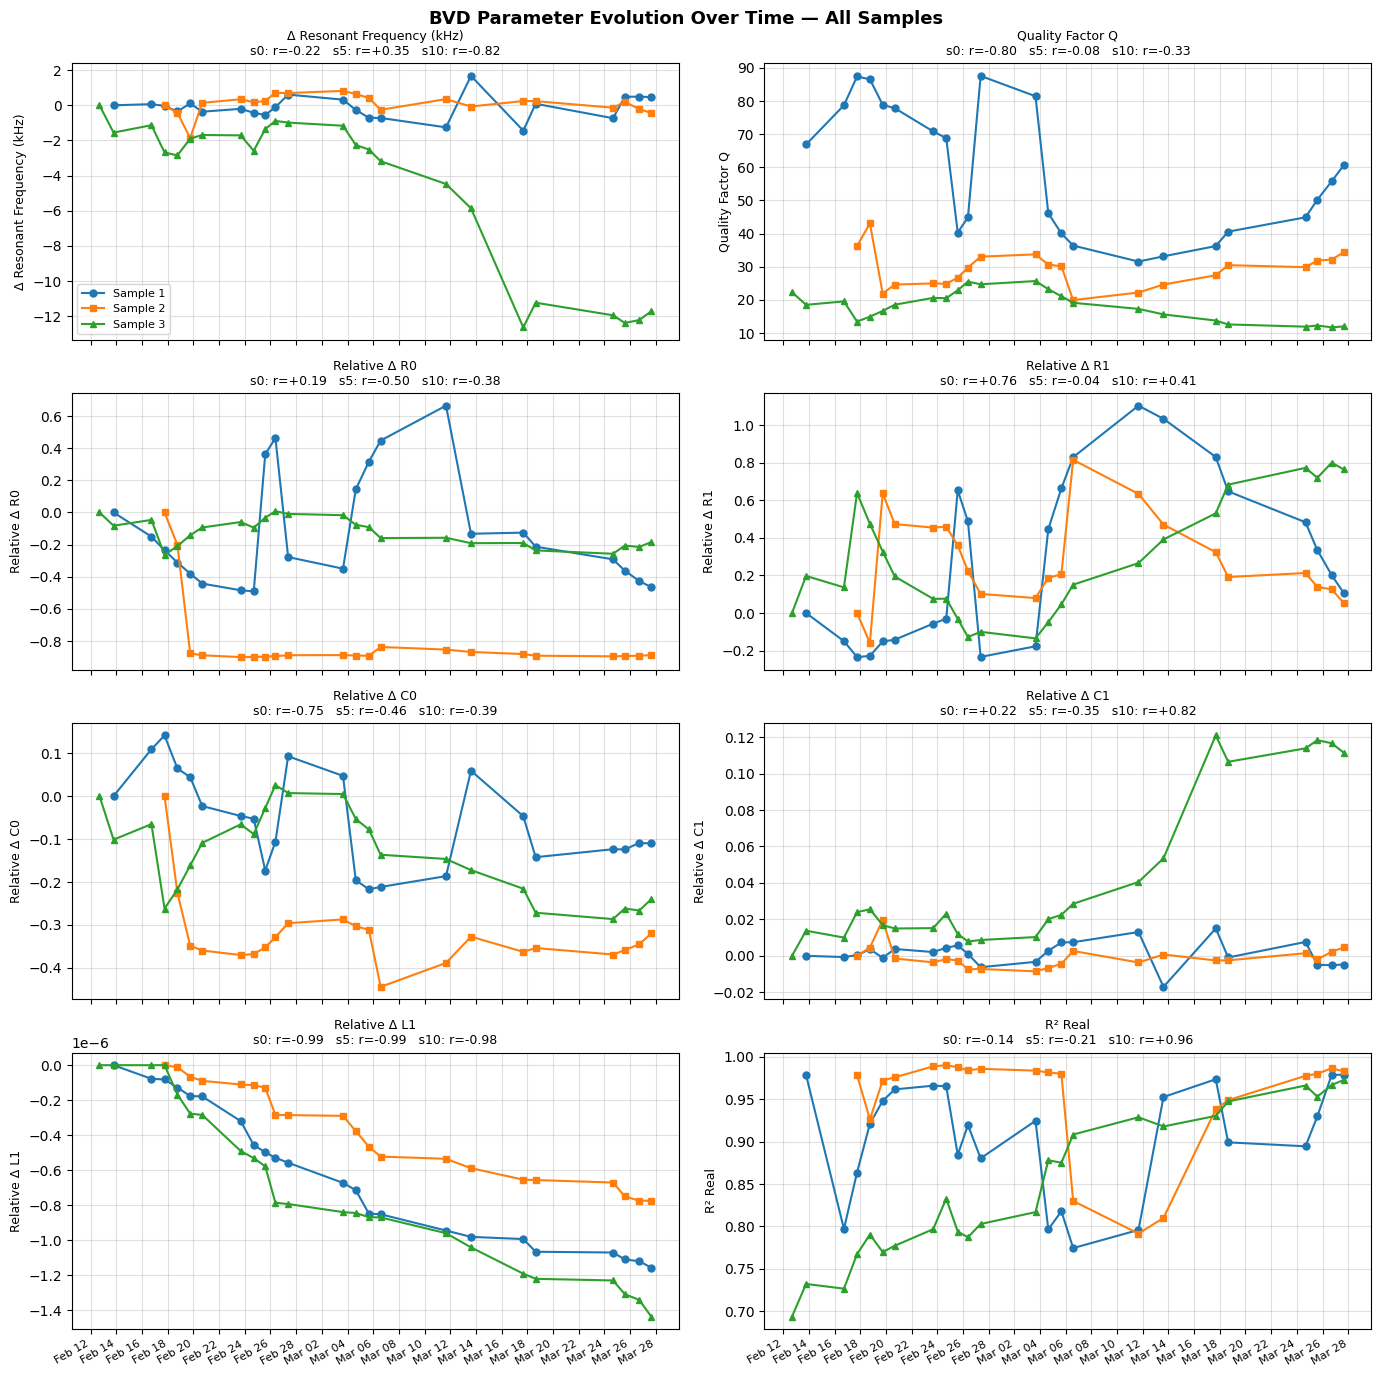
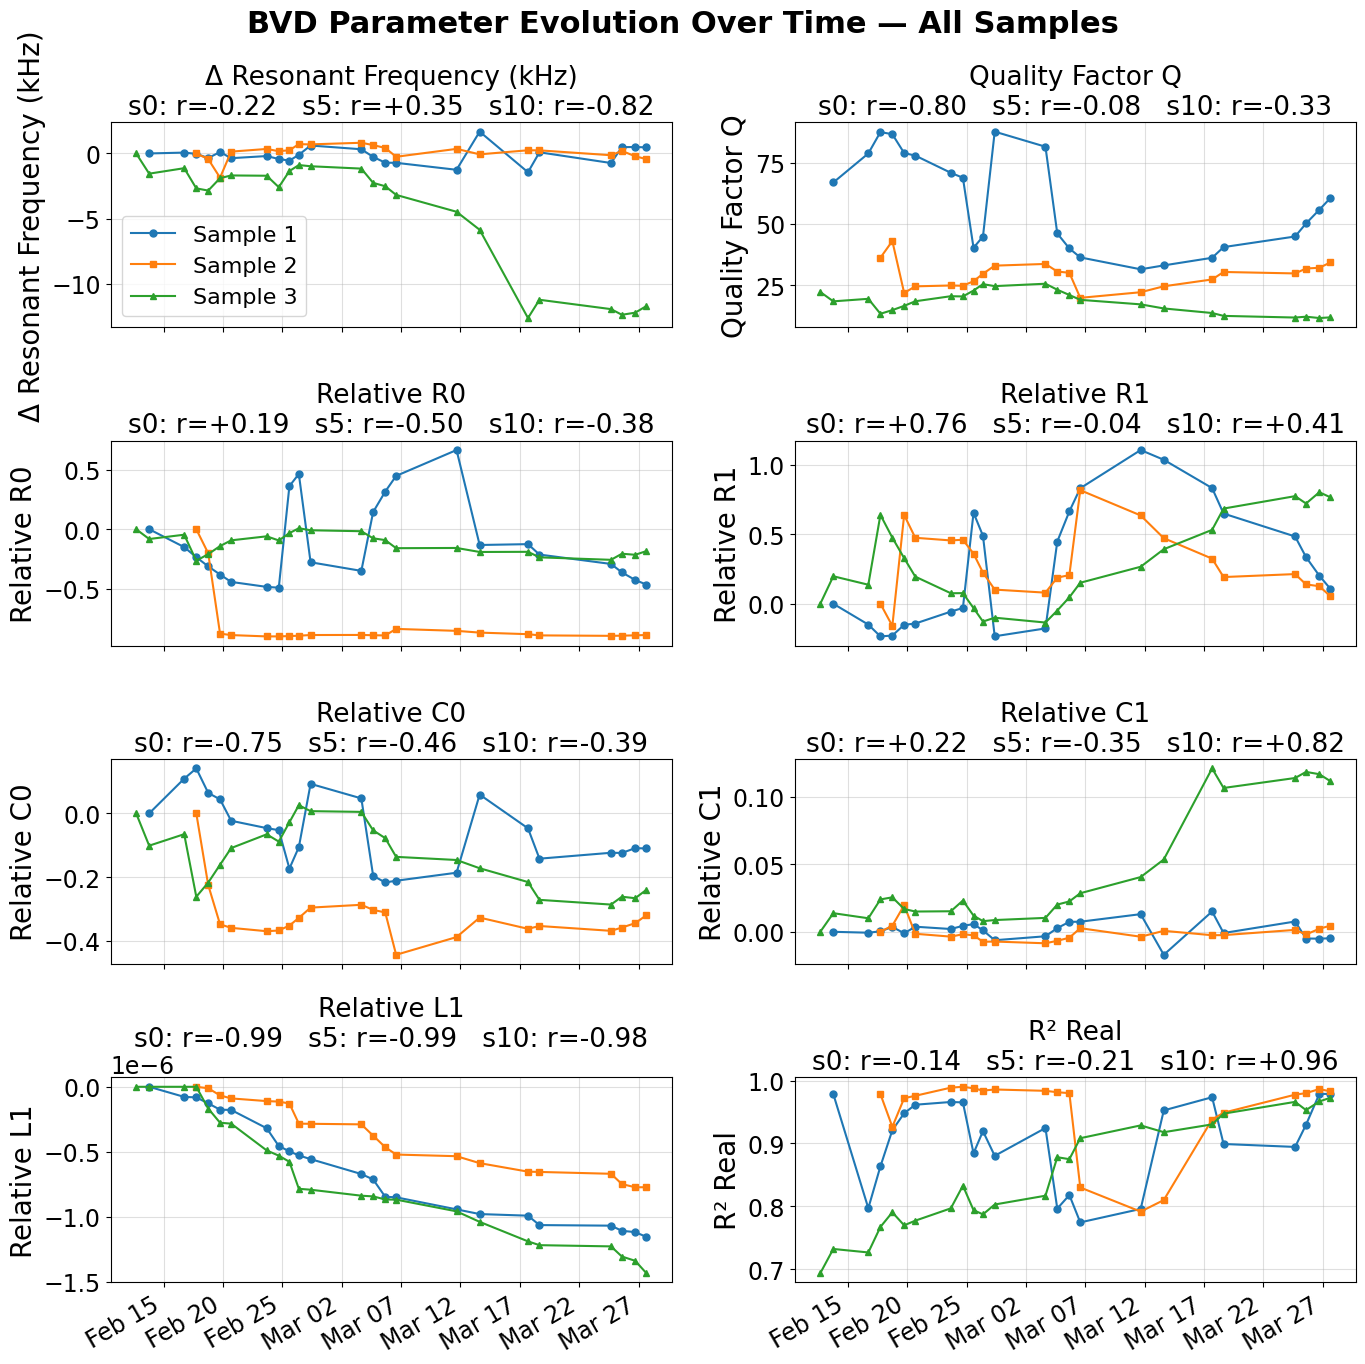
Code edit (unified diff) that turned the first committed figure into the second:
--- before
+++ after
@@ -1,2 +1,16 @@
+import matplotlib.pyplot as plt
+
+font_scale = 4
+
+plt.rcParams.update({
+    'font.size': 14 + font_scale,
+    'axes.labelsize': 16 + font_scale,
+    'axes.titlesize': 15 + font_scale,
+    'xtick.labelsize': 13 + font_scale,
+    'ytick.labelsize': 13 + font_scale,
+    'legend.fontsize': 12 + font_scale,
+    'figure.titlesize': 18 + font_scale,
+})
+
 # Compute delta f_res_khz per sample using results_df
 results_df = results_df.sort_values(['sample', 'timestamp']).copy()
@@ -36,9 +50,9 @@
         ('delta_f_res_khz', 'Δ Resonant Frequency (kHz)'),
         ('Q_factor',        'Quality Factor Q'),
-        ('rel_R0',          'Relative Δ R0'),
-        ('rel_R1',          'Relative Δ R1'),
-        ('rel_C0',          'Relative Δ C0'),
-        ('rel_C1',          'Relative Δ C1'),
-        ('rel_L1',          'Relative Δ L1'),
+        ('rel_R0',          'Relative R0'),
+        ('rel_R1',          'Relative R1'),
+        ('rel_C0',          'Relative C0'),
+        ('rel_C1',          'Relative C1'),
+        ('rel_L1',          'Relative L1'),
         ('r2_real',         'R² Real'),
     ]
@@ -71,18 +85,18 @@
                 corr_parts.append(f"s{snum}: r={r:+.2f}")
 
-        ax.set_ylabel(ylabel, fontsize=9)
+        ax.set_ylabel(ylabel)
         corr_text = '   '.join(corr_parts)
-        ax.set_title(f"{ylabel}\n{corr_text}" if corr_parts else ylabel, fontsize=9)
+        ax.set_title(f"{ylabel}\n{corr_text}" if corr_parts else ylabel)
         ax.grid(True, alpha=0.4)
         ax.xaxis.set_major_formatter(mdates.DateFormatter('%b %d'))
-        ax.xaxis.set_major_locator(mdates.DayLocator(interval=2))
-        plt.setp(ax.xaxis.get_majorticklabels(), rotation=30, ha='right', fontsize=8)
+        ax.xaxis.set_major_locator(mdates.DayLocator(interval=5))
+        plt.setp(ax.xaxis.get_majorticklabels(), rotation=30, ha='right')
         if ax_idx == 0:
-            ax.legend(fontsize=8)
+            ax.legend()
 
     for ax in axes[len(params_to_plot):]:
         ax.set_visible(False)
 
-    fig.suptitle("BVD Parameter Evolution Over Time — All Samples", fontsize=13, fontweight='bold')
+    fig.suptitle("BVD Parameter Evolution Over Time — All Samples", fontweight='bold')
     plt.tight_layout()
     plt.show()

Commit: Final updates